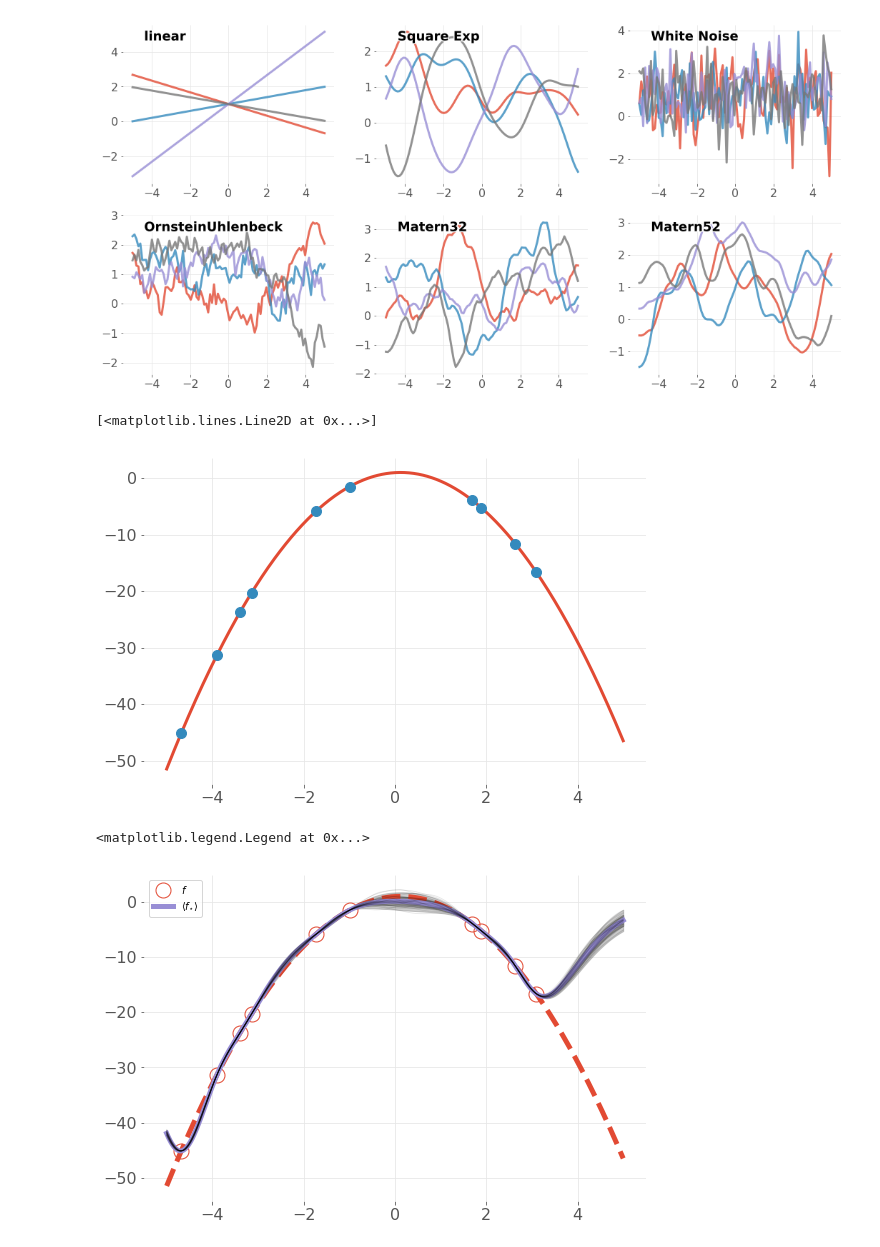
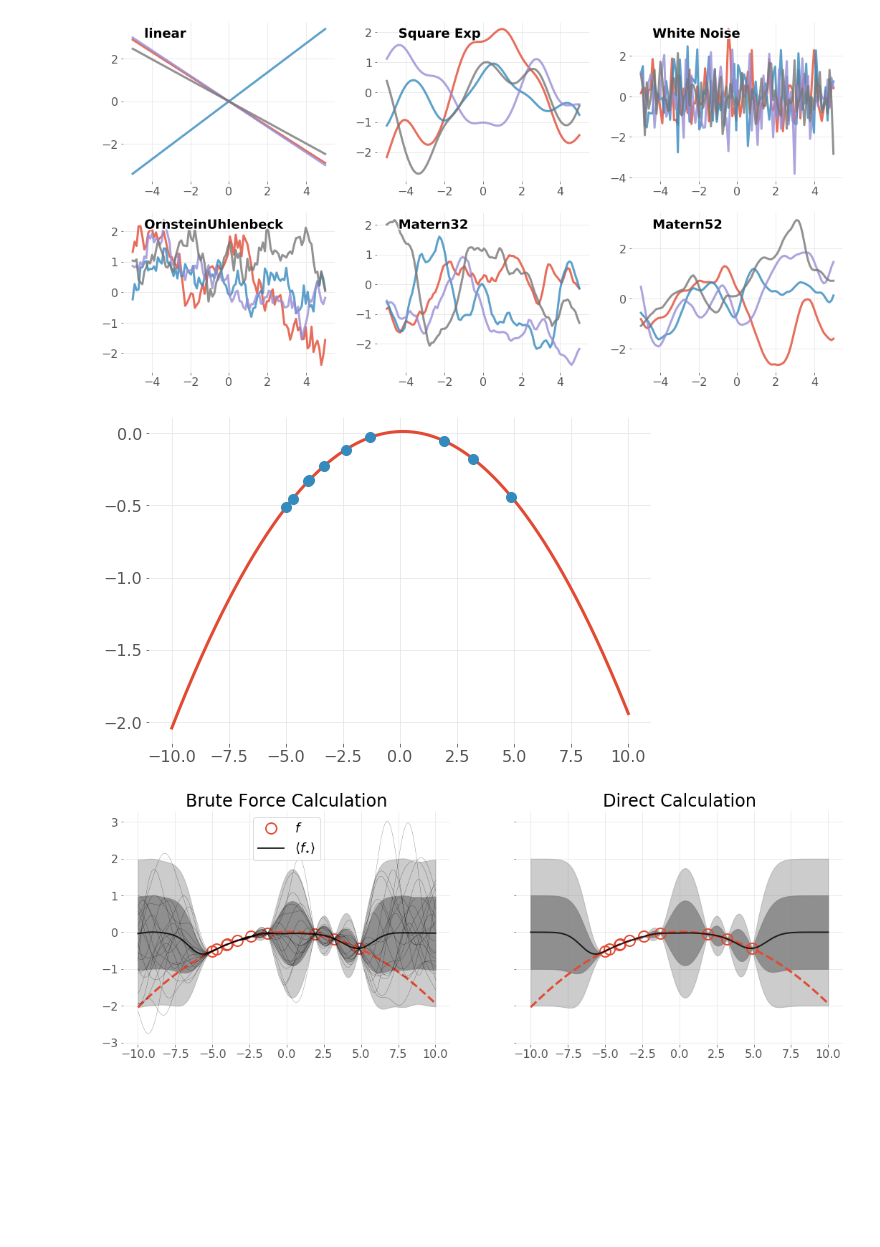
Before and after one commit to johnjmolina/ML-1koza, a Jupyter notebook: GaussianProcesses/0_BriefIntro.ipynb, the cells around one changed output. Drawn from its saved outputs; the diff is of its cells as text; code cells hidden in the pictures; blank space fills up the shorter version.

```diff
--- a/GaussianProcesses/0_BriefIntro.ipynb
+++ b/GaussianProcesses/0_BriefIntro.ipynb
@@ -51,44 +68,58 @@ fig, axes = plt.subplots(figsize=(18,9), ncols=3, nrows=2)
 
 Ks = [K_Linear, K_SquareExp, K_WhiteNoise, K_OrnsteinUhlenbeck, K_Matern32, K_Matern52]
 Kl = ['linear', 'Square Exp', 'White Noise', 'OrnsteinUhlenbeck', 'Matern32', 'Matern52']
-
+np.random.seed(12357)
 x  = np.linspace(-5,5, num=100) # grid
-μ  = np.ones_like(x)
+μ  = np.zeros_like(x)
 for ax,K,l in zip(axes.flatten(), Ks, Kl):
     addtxt(ax,0.1,0.9,l,fs=18)
     for i in range(4):
-        ax.plot(x, GP(μ, K(x,x)), alpha=0.8)
+        ax.plot(x, GPfast(μ, K(x,x), np.ones_like(x)*1e-6), alpha=0.8)
 # %% [output]
-[figure, old version]
+[figure, new version]
 # %%
+np.random.seed(12357)
+x = np.linspace(-10,10,num=500)
+y = 1e-2*(1 + 0.5*x - 2*x**2)
+i = np.random.choice(len(x)//2,size=10, replace=False) + len(x)//4
+xt,yt = x[i], y[i]
+
 fig, ax = plt.subplots(figsize=(9,6))
-x = np.linspace(-5,5,num=500)
-y = (1 + 0.5*x - 2*x**2)
-#y = np.sin(x)
-i = np.random.choice(len(x),size=10, replace=False)
-xt= x[i]
-yt= y[i]
 ax.plot(x, y)
 ax.plot(xt, yt, marker='o', ls='none')
+plt.show()
 # %% [output]
-[<matplotlib.lines.Line2D at 0x...>]
-[figure, old version]
+[figure, new version]
 # %%
-xs    = x
-μpost,Kpost = GPpost(xs, xt, yt, 0.0, K_Matern52)
-ys    = np.array([GP(μpost, Kpost) for i in range(1000)]) # draw 1000 random functions from posterior
-yavg  = np.average(ys, axis=0) # average estimate
-ysig  = np.std(ys, axis=0)     # error estimate
+xs            = x
+μpost,Kpost   = GPpost(xt, yt,  np.ones_like(yt)*1e-12, xs, lambda x : 0.0, lambda x,y:K_SquareExp(x,y,l=1))
+σpost         = np.sqrt(np.diag(Kpost))
+
+# Directly compute average/variance of function at test points
+ytest = np.array([GPfast(μpost, Kpost, np.ones_like(xs)*1e-12) for i in range(1000)]) # draw 500 random functions from posterior
+yavg  = np.average(ytest, axis=0) # average estimate
+ysig  = np.std(ytest, axis=0)     # error estimate
 # %%
-fig, ax = plt.subplots(figsize=(9,6))
-l, = ax.plot(x, y, ls='--', lw=5)  # original function
-ax.plot(xt, yt, ls='None', marker='o', ms=15, mec=l.get_color(),mfc='None', label=r'$f$') # training data
-ax.plot(xs, μpost, lw=5, label=r'$\langle f_{\star}\rangle$') # avg posterior
+fig, axes = plt.subplots(figsize=(18,6),ncols=2,sharex=True,sharey=True)
+for ax in axes:
+    l, = ax.plot(x, y, ls='--', lw=3)  # original function
+    ax.plot(xt, yt, ls='None', marker='o', ms=15, mec=l.get_color(),mfc='None', label=r'$f$', mew=2) # training data
+[ax,bx] = axes
+
+# Brute force calculations of avg/sigma
+ax.set_title('Brute Force Calculation')
+ax.plot(xs, yavg, lw=2, label=r'$\langle f_{\star}\rangle$', alpha=0.8, color='k') # avg posterior
 ax.fill_between(xs, yavg - ysig, yavg + ysig, color='grey', alpha=0.8) # avg+/-sigma
 ax.fill_between(xs, yavg - 2*ysig, yavg + 2*ysig, color='grey', alpha=0.4) # avg+/-2sigma
-for i in range(30):
-    ax.plot(xs, ys[i], color='k', alpha=0.1, lw=0.8)
-ax.legend()
+for ys in ytest[::50]:
+    ax.plot(xs, ys, lw=0.2, color='k')
+ax.legend(fontsize=18)
+
+# Direct calculations
+bx.set_title('Direct Calculation')
+bx.plot(xs, μpost, lw=2, alpha=0.8, color='k')
+bx.fill_between(xs, μpost - σpost, μpost + σpost, color='grey', alpha=0.8)
+bx.fill_between(xs, μpost -2*σpost, μpost + 2*σpost, color='grey', alpha=0.4)
+plt.show()
 # %% [output]
-<matplotlib.legend.Legend at 0x...>
-[figure, old version]
+[figure, new version]
```
Also changed, not shown: parts of 19 cells of this notebook, 2 other files.
